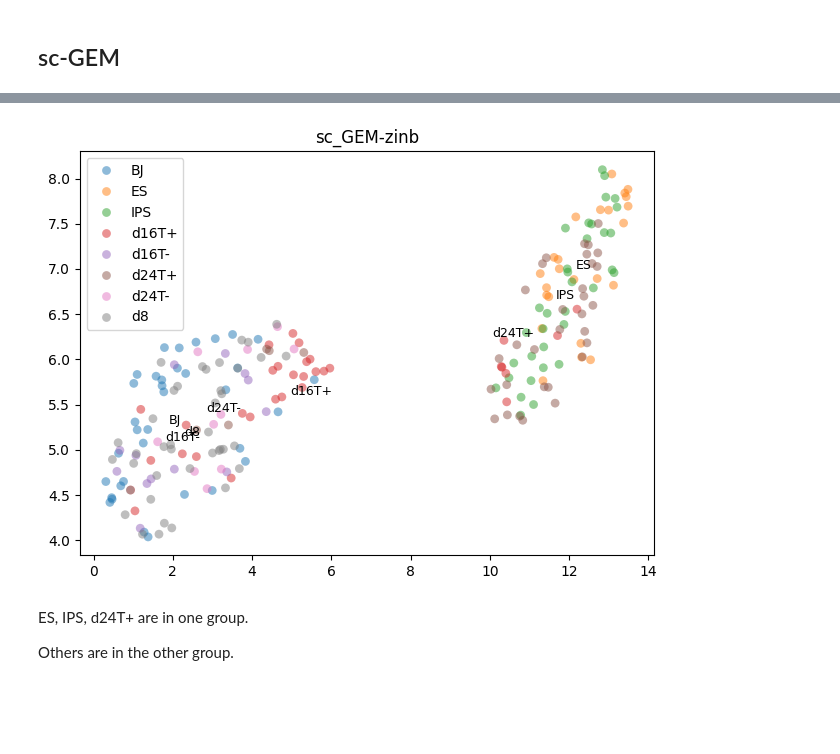
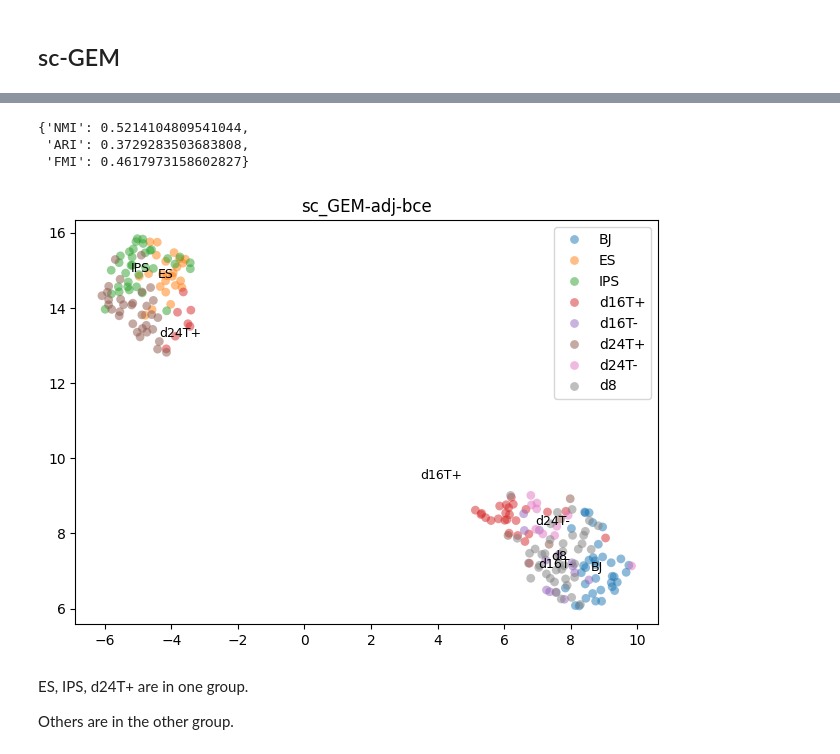
Before and after one commit to congfeng4/SCOIT, a Jupyter notebook: hgnn_cell_clustering.ipynb, the cells around one changed output, grey strips where cells are left out. Drawn from its saved outputs; the diff is of its cells as text; code cells hidden in the pictures; blank space fills up the shorter version.

```diff
--- a/hgnn_cell_clustering.ipynb
+++ b/hgnn_cell_clustering.ipynb
@@ -12,9 +13,10 @@ from scoit.cell_analysis import *
+# %%
+def plot_embedding(data, feature, loss, cell_stage):
+    embedding_dir = f'./embeddings/hgnn/{data}-{feature}-{loss}'
+    cell_embeddings = np.load(f'{embedding_dir}/mymodel_0.npy')
+    res = umap_visualize(cell_embeddings, cell_stage)
+    plt.title(f'{data}-{feature}-{loss}')
+    return res
 # %% [markdown]
 ## sc-GEM
-# %%
-def plot_embedding(data, loss, cell_stage):
-    embedding_dir = f'./embeddings/hgnn/{data}-{loss}'
-    cell_embeddings = np.load(f'{embedding_dir}/mymodel_0.npy')
-    umap_visualize(cell_embeddings, cell_stage)
-    plt.title(f'{data}-{loss}')
 # %%
@@ -30,9 +29,12 @@ Metadata: {'dataname': 'sc_GEM', 'filter_edge': False, 'num_cells': 224, 'num_ge
 # %%
 cell_stage = hg.cell_names.str.split('_').map(lambda x: x[0])
 # %%
-plot_embedding('sc_GEM', 'zinb', cell_stage)
+plot_embedding('sc_GEM', 'adj', 'bce', cell_stage)
 # %% [output]
+{'NMI': 0.5214104809541044,
+ 'ARI': 0.3729283503683808,
+ 'FMI': 0.4617973158602827}
-[figure, old version]
+[figure, new version]
 # %% [markdown]
 ES, IPS, d24T+ are in one group.
 
```
Also changed, not shown: parts of 15 cells of this notebook, 6 other files.
